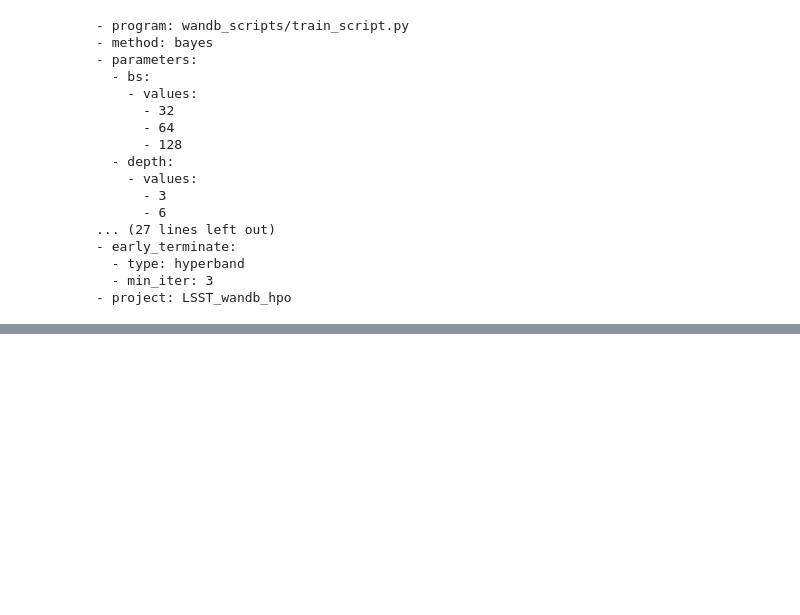
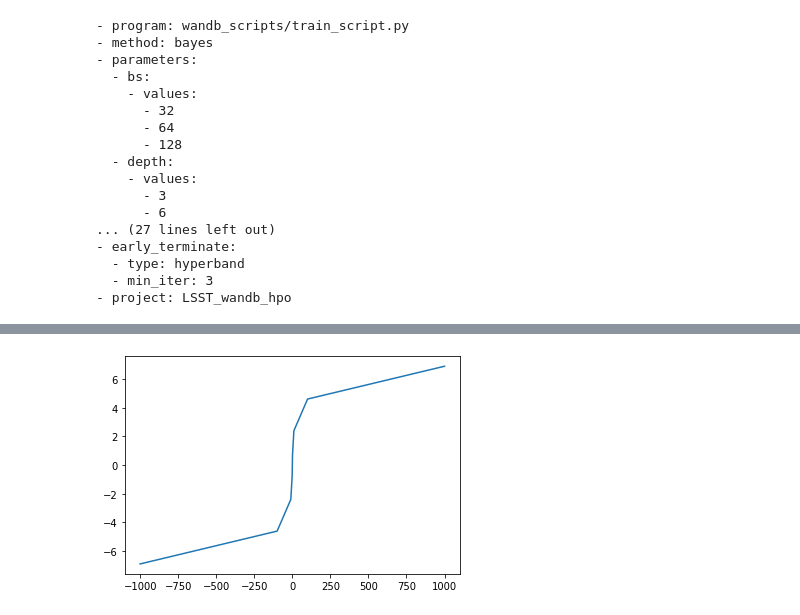
Before and after one commit to timeseriesAI/tsai, a Jupyter notebook: nbs/001_utils.ipynb, the cells around one changed output, grey strips where cells are left out. Saved outputs shown, nothing was run; the diff lists cells and outputs as text; code cells hidden in the pictures; blank space fills up the shorter version.

```diff
--- a/nbs/001_utils.ipynb
+++ b/nbs/001_utils.ipynb
@@ -1685,0 +1686,26 @@ x, map_array(x), map_array(x, 1)
+# %%
+# export
+def log_tfm(o, inplace=False):
+    "Log transforms an array-like object with positive and/or negative values"
+    if isinstance(o, torch.Tensor):
+        pos_o = torch.log1p(o[o > 0])
+        neg_o = -torch.log1p(np.abs(o[o < 0]))
+    else:
+        pos_o = np.log1p(o[o > 0])
+        neg_o = -np.log1p(np.abs(o[o < 0]))
+    if inplace:
+        o[o > 0] = pos_o
+        o[o < 0] = neg_o
+        return o
+    else:
+        if hasattr(o, "clone"): output = o.clone()
+        elif hasattr(o, "copy"): output = o.copy()
+        output[output > 0] = pos_o
+        output[output < 0] = neg_o
+        return output
+# %%
+arr = np.asarray([-1000, -100, -10, -1, 0, 1, 10, 100, 1000]).astype(float)
+plt.plot(arr, log_tfm(arr, False))
+plt.show()
+# %% [output]
+[figure, added]
```
Also changed, not shown: parts of 16 cells of this notebook, 21 other files.
